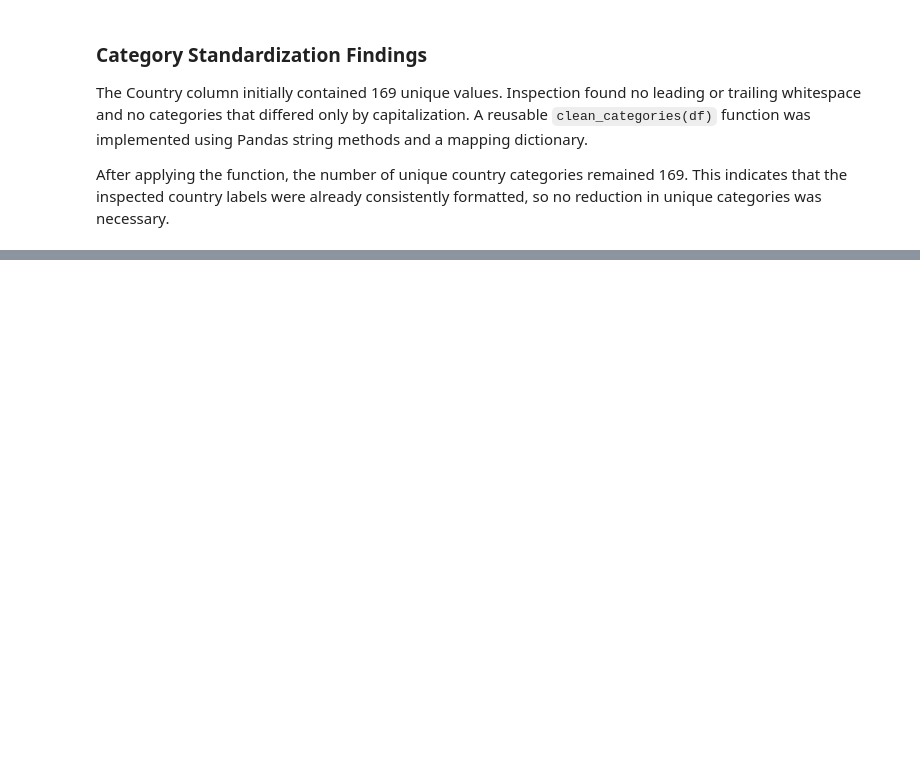
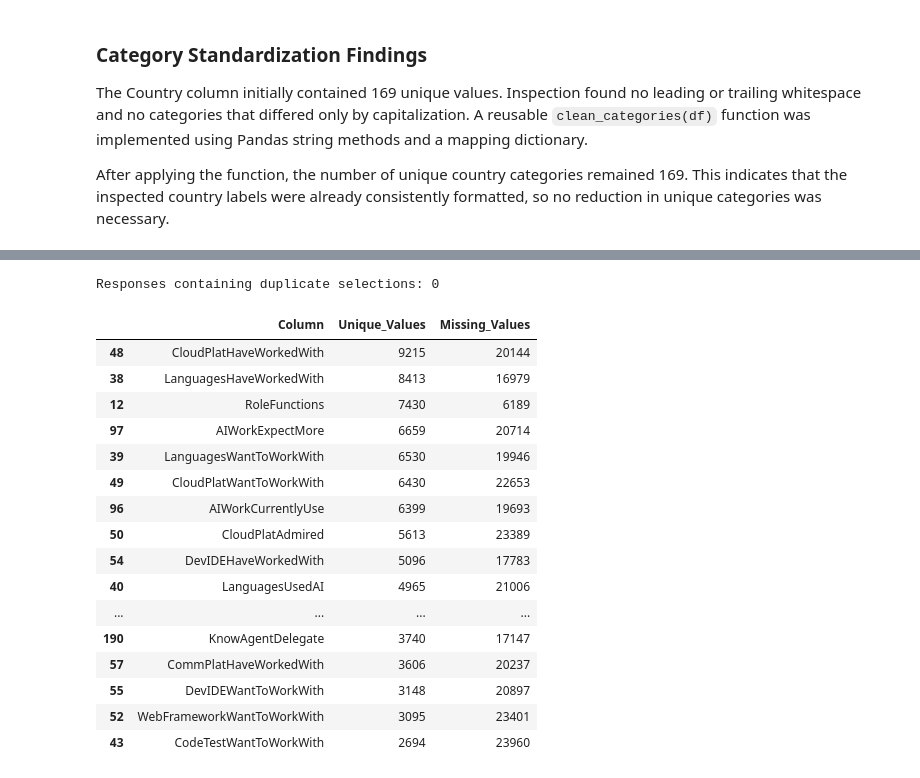
Before and after one commit to SandaruNipuna1/developer-survey-eda, a Jupyter notebook: developer_survey_cleaning.ipynb, the cells around one changed output, grey strips where cells are left out. Saved outputs shown, nothing was run; the diff lists cells and outputs as text; code cells hidden in the pictures; blank space fills up the shorter version.

```diff
--- a/developer_survey_cleaning.ipynb
+++ b/developer_survey_cleaning.ipynb
@@ -571,0 +594,12 @@ After applying the function, the number of unique country categories remained 16
+# %%
+# Find text columns with potentially useful category values
+
+text_columns = df.select_dtypes(include='object').columns
+
+for col in text_columns:
+    unique_count = df[col].nunique(dropna=True)
+
+    if 10 <= unique_count <= 500:
+        print(f"\nColumn: {col}")
+        print(f"Unique values: {unique_count}")
+        print(df[col].dropna().unique()[:15])
@@ -571,0 +655,65 @@ After applying the function, the number of unique country categories remained 16
+# %%
+def has_duplicate_selections(value):
+    if pd.isna(value):
+        return False
+
+    items = [item.strip().lower() for item in value.split(';')]
+    return len(items) != len(set(items))
+
+
+duplicate_rows = df[
+    df['EmploymentAddl'].apply(has_duplicate_selections)
+]
+
+print("Responses containing duplicate selections:", len(duplicate_rows))
+
+if not duplicate_rows.empty:
+    print(duplicate_rows['EmploymentAddl'].head(10).to_string(index=False))
+# %% [output]
+Responses containing duplicate selections: 0
+# %%
+# Search for columns that may contain free-text responses
+
+keywords = ['other', 'specify', 'please', 'comment', 'describe']
+
+for col in df.columns:
+    if any(word in col.lower() for word in keywords):
+        print(
+            f"{col}: "
+            f"{df[col].nunique(dropna=True)} unique values"
+        )
+# %%
+# Inspect text columns with the highest number of unique responses
+
+text_columns = df.select_dtypes(include='object').columns
+
+column_summary = pd.DataFrame({
+    'Column': text_columns,
+    'Unique_Values': [df[col].nunique() for col in text_columns],
+    'Missing_Values': [df[col].isna().sum() for col in text_columns]
+})
+
+column_summary = column_summary.sort_values(
+    by='Unique_Values',
+    ascending=False
+)
+
+display(column_summary.head(20))
+# %% [output]
+|  | Column | Unique_Values | Missing_Values |
+| 48 | CloudPlatHaveWorkedWith | 9215 | 20144 |
+| 38 | LanguagesHaveWorkedWith | 8413 | 16979 |
+| 12 | RoleFunctions | 7430 | 6189 |
+| 97 | AIWorkExpectMore | 6659 | 20714 |
+| 39 | LanguagesWantToWorkWith | 6530 | 19946 |
+| 49 | CloudPlatWantToWorkWith | 6430 | 22653 |
+| 96 | AIWorkCurrentlyUse | 6399 | 19693 |
+| 50 | CloudPlatAdmired | 5613 | 23389 |
+| 54 | DevIDEHaveWorkedWith | 5096 | 17783 |
+| 40 | LanguagesUsedAI | 4965 | 21006 |
+| ... | ... | ... | ... |
+| 190 | KnowAgentDelegate | 3740 | 17147 |
+| 57 | CommPlatHaveWorkedWith | 3606 | 20237 |
+| 55 | DevIDEWantToWorkWith | 3148 | 20897 |
+| 52 | WebFrameworkWantToWorkWith | 3095 | 23401 |
+| 43 | CodeTestWantToWorkWith | 2694 | 23960 |
```
Also changed, not shown: parts of 12 cells of this notebook.
